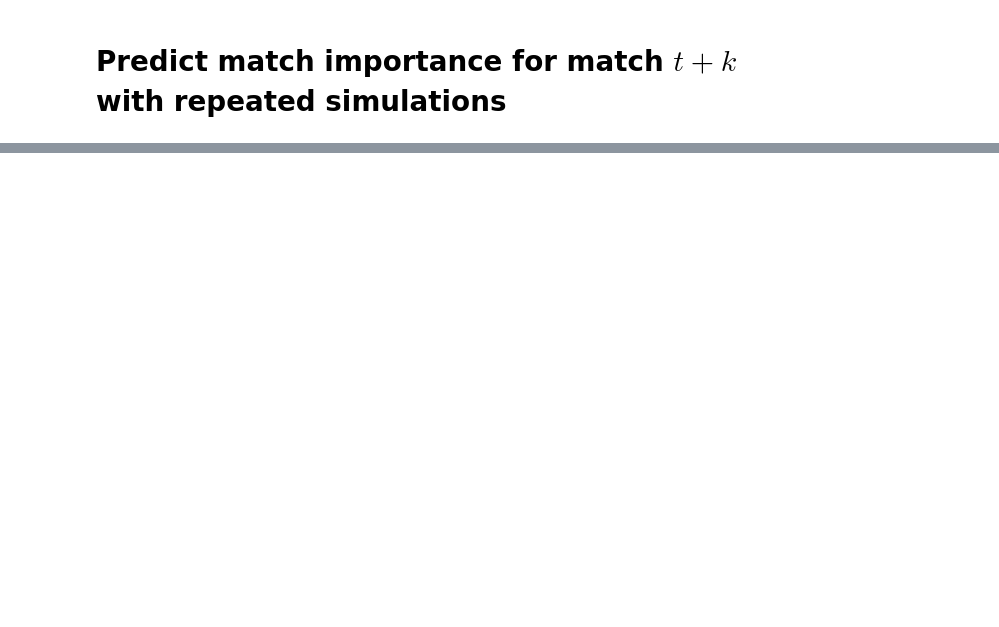
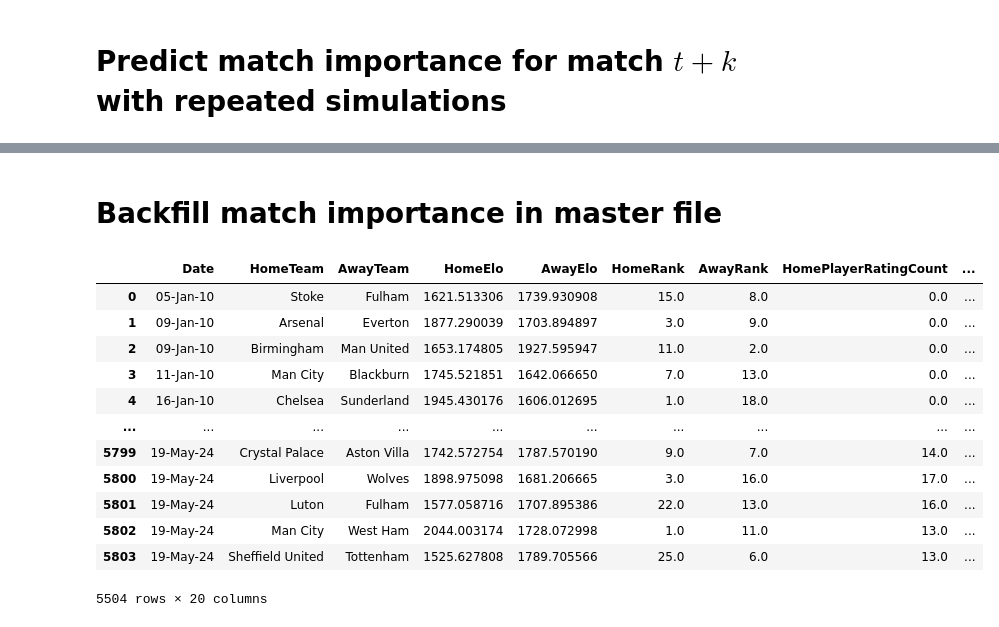
Before and after one commit to matthewgomezcullen/match-importance, a Jupyter notebook: notebook.ipynb, the cells around one changed output, grey strips where cells are left out. Drawn from its saved outputs; the diff is of its cells as text; code cells hidden in the pictures; blank space fills up the shorter version.

```diff
--- a/notebook.ipynb
+++ b/notebook.ipynb
@@ -172,0 +174,20 @@ Name: 230, Length: 122, dtype: object
+# %% [markdown]
+# Backfill match importance in master file
+# %%
+master = pd.read_csv('data/michal-master.csv').drop_duplicates()
+master["Date"] = pd.to_datetime(master["Date"], format="%Y-%m-%d").dt.strftime("%d-%b-%y")
+master
+# %% [output]
+|  | Date | HomeTeam | AwayTeam | HomeElo | AwayElo | HomeRank | AwayRank | HomePlayerRatingCount | ... |
+| 0 | 05-Jan-10 | Stoke | Fulham | 1621.513306 | 1739.930908 | 15.0 | 8.0 | 0.0 | ... |
+| 1 | 09-Jan-10 | Arsenal | Everton | 1877.290039 | 1703.894897 | 3.0 | 9.0 | 0.0 | ... |
+| 2 | 09-Jan-10 | Birmingham | Man United | 1653.174805 | 1927.595947 | 11.0 | 2.0 | 0.0 | ... |
+| 3 | 11-Jan-10 | Man City | Blackburn | 1745.521851 | 1642.066650 | 7.0 | 13.0 | 0.0 | ... |
+| 4 | 16-Jan-10 | Chelsea | Sunderland | 1945.430176 | 1606.012695 | 1.0 | 18.0 | 0.0 | ... |
+| ... | ... | ... | ... | ... | ... | ... | ... | ... | ... |
+| 5799 | 19-May-24 | Crystal Palace | Aston Villa | 1742.572754 | 1787.570190 | 9.0 | 7.0 | 14.0 | ... |
+| 5800 | 19-May-24 | Liverpool | Wolves | 1898.975098 | 1681.206665 | 3.0 | 16.0 | 17.0 | ... |
+| 5801 | 19-May-24 | Luton | Fulham | 1577.058716 | 1707.895386 | 22.0 | 13.0 | 16.0 | ... |
+| 5802 | 19-May-24 | Man City | West Ham | 2044.003174 | 1728.072998 | 1.0 | 11.0 | 13.0 | ... |
+| 5803 | 19-May-24 | Sheffield United | Tottenham | 1525.627808 | 1789.705566 | 25.0 | 6.0 | 13.0 | ... |
+5504 rows × 20 columns
```
Also changed, not shown: parts of 9 cells of this notebook, 1 other file.
